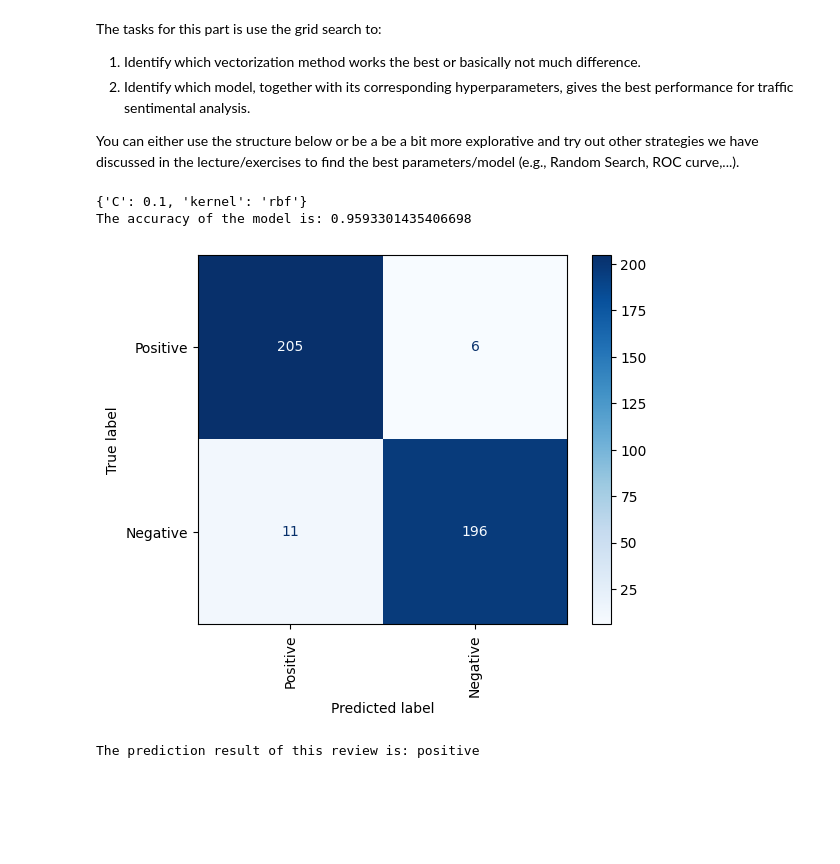
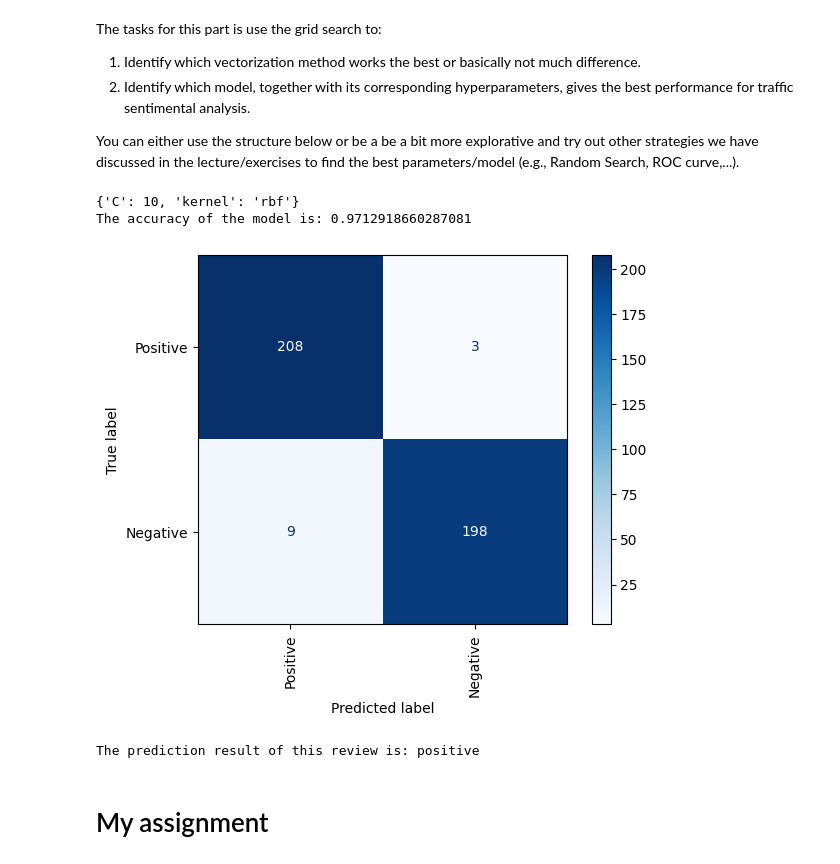
Before and after one commit to AnnaSolberg/AH2179, a Jupyter notebook: Exercise_4_Text_classification/Exercise_4_Text_classification.ipynb, the cells around one changed output. Saved outputs shown, nothing was run; the diff lists cells and outputs as text; code cells hidden in the pictures; blank space fills up the shorter version.

```diff
--- a/Exercise_4_Text_classification/Exercise_4_Text_classification.ipynb
+++ b/Exercise_4_Text_classification/Exercise_4_Text_classification.ipynb
@@ -390,17 +399,17 @@ from sklearn.model_selection import GridSearchCV
 # vectorizer = CountVectorizer(ngram_range=(1, 2), stop_words='english',min_df=20)
 
 #(2) #HashingVectorizer
-# vectorizer = HashingVectorizer(ngram_range=(1, 2), n_features=200)
+vectorizer = HashingVectorizer(ngram_range=(1, 2), n_features=200)
 
 #(3)TfidfVectorizer
-vectorizer = TfidfVectorizer(
-    min_df=20,
-    norm='l2',
-    smooth_idf=True,
-    use_idf=True,
-    ngram_range=(1, 1),
-    stop_words='english'
-    )
+#vectorizer = TfidfVectorizer(
+#    min_df=20,
+#    norm='l2',
+#    smooth_idf=True,
+#    use_idf=True,
+#    ngram_range=(1, 1),
+#   stop_words='english'
+#    )
 
 #-*-*-*-*-*-*chose different vectorization-*-*-*-*-*-*
 
@@ -462,36 +471,36 @@ grid_search = GridSearchCV(estimator=model, param_grid=param_grid, cv=5, scoring
 grid_search.fit(x_train_vectorized, y_train)
 
 #`best_params` and `best_score` store the best hyperparameters and their
 # corresponding accuracy score.
 best_params = grid_search.best_params_
 print(best_params)
 best_score = grid_search.best_score_
 
 #The `model` is updated with the best estimator found during the grid search,
 # which can be used for further analysis.
 model = grid_search.best_estimator_
 
 #(6)Naïve Bayes models
 # model=BernoulliNB()
 # param_grid = {'alpha': [0.1, 0.5, 1],'force_alpha': [True,False]}
 
 #-*-*-*-*-*-*-*-*-*-*-*-*-*-*-*-*-*-*
 
 cmd.from_estimator(
     model,
     x_test_vectorized,
     y_test,
     display_labels=['Positive','Negative'],
     cmap='Blues',
     xticks_rotation='vertical'
     )
 
 #calculate accuracy
 print('The accuracy of the model is: '+str(accuracy_score(y_test,model.predict(x_test_vectorized))))
 # %% [output]
-{'C': 0.1, 'kernel': 'rbf'}
-The accuracy of the model is: 0.9593301435406698
+{'C': 10, 'kernel': 'rbf'}
+The accuracy of the model is: 0.9712918660287081
-[figure, old version]
+[figure, new version]
 # %%
 # Here you change the reviews
 text = 'Adayala road is clear'
@@ -507,3 +516,5 @@ else:
 print('The prediction result of this review is: '+ attitude)
 # %% [output]
 The prediction result of this review is: positive
+# %% [markdown]
+# My assignment
```
Also changed, not shown: parts of 13 cells of this notebook.
